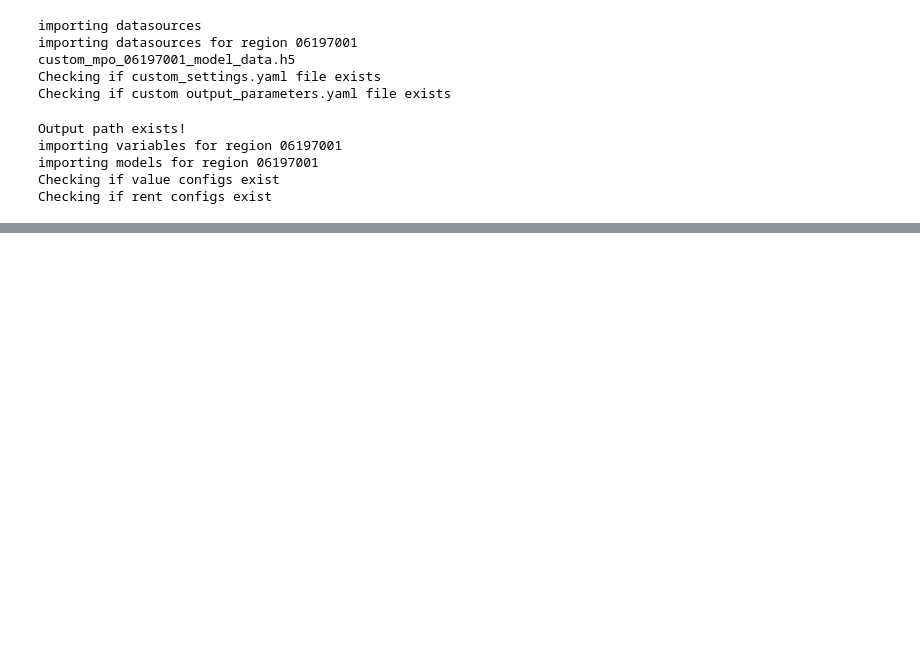
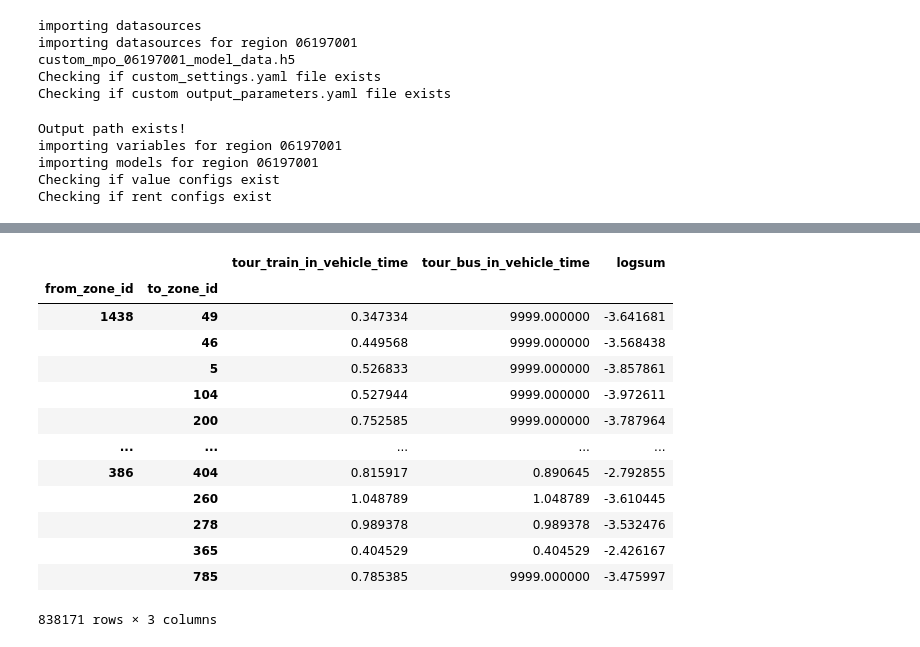
Before and after one commit to urbansim/LBNL_DEMOS, a Jupyter notebook: demos_urbansim/notebooks/TESTING_overall.ipynb, the cells around one changed output, grey strips where cells are left out. Drawn from its saved outputs; the diff is of its cells as text; code cells hidden in the pictures; blank space fills up the shorter version.

```diff
--- a/demos_urbansim/notebooks/TESTING_overall.ipynb
+++ b/demos_urbansim/notebooks/TESTING_overall.ipynb
@@ -75,0 +138,20 @@ t.plot.hist(bins = 100)
+# %%
+orca.add_injectable('transit_change', 0.01)
+travel_data = orca.get_table('travel_data')
+t = travel_data.to_frame(columns = ['logsum', 'tour_bus_in_vehicle_time', 'tour_train_in_vehicle_time'])
+t[t.tour_train_in_vehicle_time < 999]
+# %% [output]
+|  |  | tour_train_in_vehicle_time | tour_bus_in_vehicle_time | logsum |
+| from_zone_id | to_zone_id |  |  |  |
+| 1438 | 49 | 0.347334 | 9999.000000 | -3.641681 |
+|  | 46 | 0.449568 | 9999.000000 | -3.568438 |
+|  | 5 | 0.526833 | 9999.000000 | -3.857861 |
+|  | 104 | 0.527944 | 9999.000000 | -3.972611 |
+|  | 200 | 0.752585 | 9999.000000 | -3.787964 |
+| ... | ... | ... | ... | ... |
+| 386 | 404 | 0.815917 | 0.890645 | -2.792855 |
+|  | 260 | 1.048789 | 1.048789 | -3.610445 |
+|  | 278 | 0.989378 | 0.989378 | -3.532476 |
+|  | 365 | 0.404529 | 0.404529 | -2.426167 |
+|  | 785 | 0.785385 | 9999.000000 | -3.475997 |
+838171 rows × 3 columns
```
Also changed, not shown: parts of 15 cells of this notebook, 4 other files.
